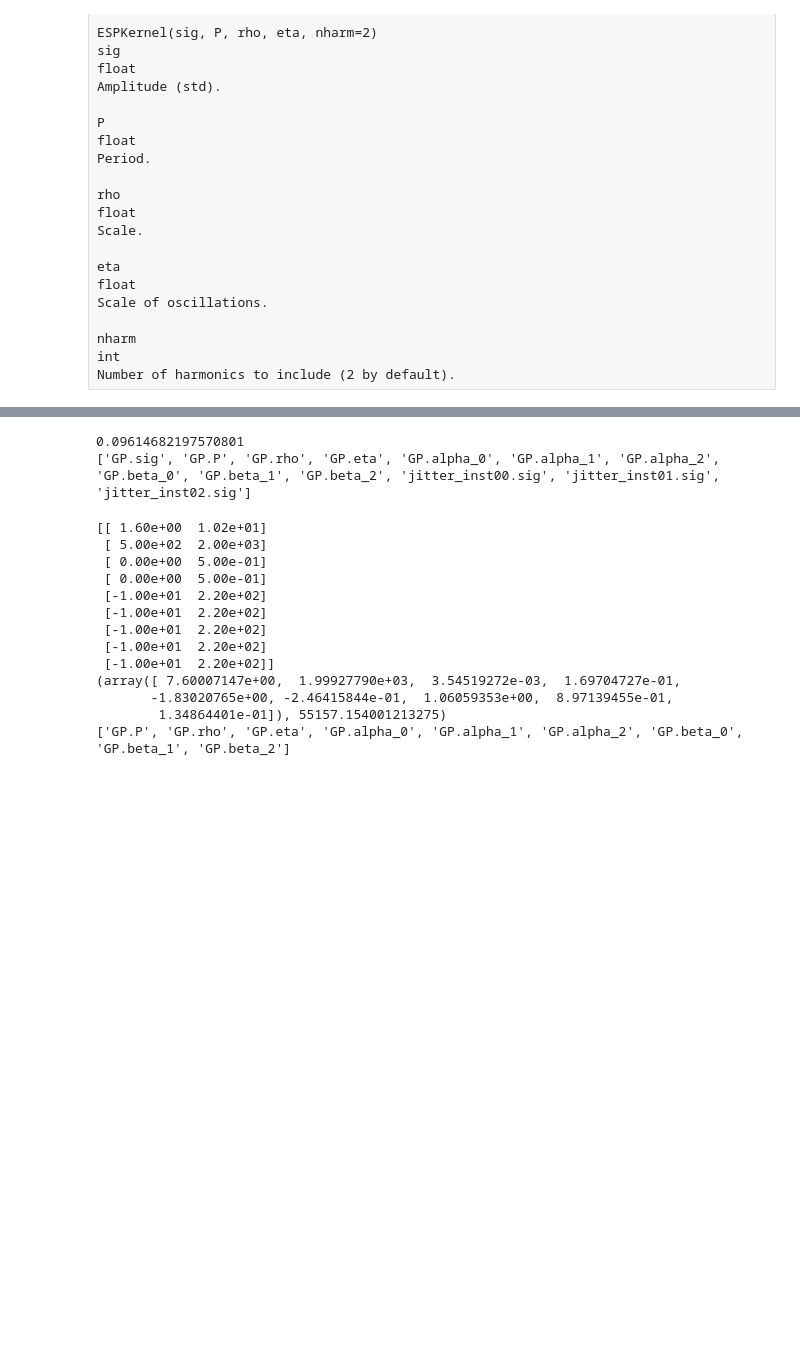
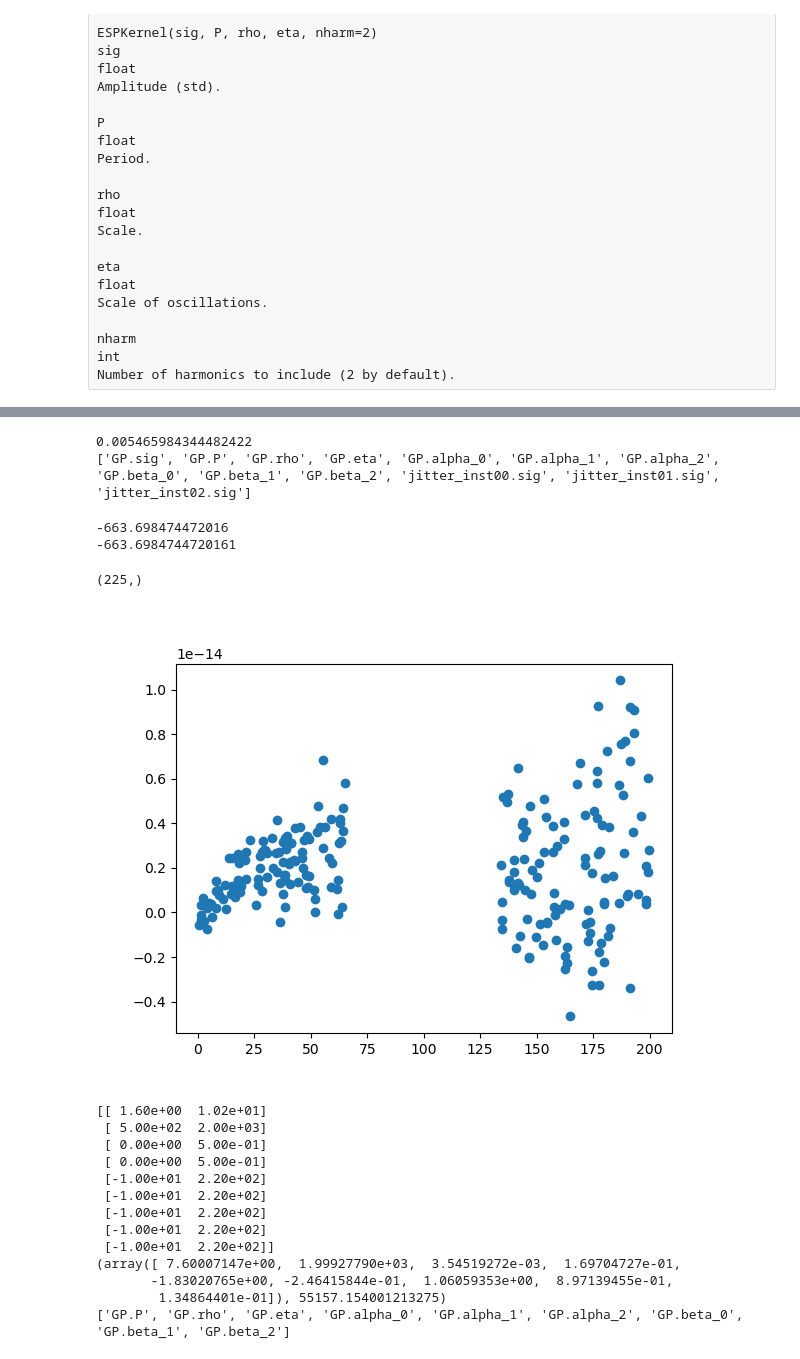
Before and after one commit to LucaMalavolta/PyORBIT, a Jupyter notebook: development/spleaf/test_improvedESP.ipynb, the cells around one changed output, grey strips where cells are left out. Drawn from its saved outputs; the diff is of its cells as text; code cells hidden in the pictures; blank space fills up the shorter version.

```diff
--- a/development/spleaf/test_improvedESP.ipynb
+++ b/development/spleaf/test_improvedESP.ipynb
@@ -56,17 +56,18 @@ print(np.shape(T[0]))
 ## test
 
 test = []
-yerr = []
+Yerr_jit = []
 for k in range(0,3):
     test.append(func_deriv(T[k], P0, amp[k], der[k]))
 for k in range(0,3):
-    yerr.append(test[k]**2)
+    Yerr_jit.append(np.sqrt(Yerr[k]**2 + 1.0000000000000000))
 # %%
 from spleaf import cov, term
 from scipy.optimize import fmin_l_bfgs_b
 
 # Merge all 3 time series
 t_full, y_full, yerr_full, series_index = cov.merge_series(T, Y, Yerr)
+_, _, yerr_jit, _ = cov.merge_series(T, Y, Yerr_jit)
 # %% [raw]
 class spleaf.term.MultiSeriesKernel(kernel, series_index, alpha, beta=None)
 
@@ -128,11 +129,14 @@ Number of harmonics to include (2 by default).
 import time
 time0 = time.time()
 D = cov.Cov(t_full,
-  err=term.Error(yerr_full),
+  err=term.Error(yerr_jit),
   GP=term.MultiSeriesKernel(term.ESPKernel(1.0, 2., 1000.0, 0.35), series_index,
   np.ones(3), np.zeros(3)))
 time1 = time.time()
 print(time1-time0)
 
-print(series_index[0])
+D_diag = D.self_conditional(y_full, calc_cov='diag')
+D_loglike = D.loglike(y_full)
+
+print(D_diag)
 # %% [output]
@@ -145,9 +164,9 @@ kwargs = {
     'err': term.Error(yerr_full),
     'GP': term.MultiSeriesKernel(term.ESPKernel(1.0, 2., 1000.0, 0.35), series_index,
   np.ones(3), np.zeros(3)),
-    'jitter_inst00': term.InstrumentJitter(series_index[0], 0.01),
-    'jitter_inst01': term.InstrumentJitter(series_index[1], 0.01),
-    'jitter_inst02': term.InstrumentJitter(series_index[2], 0.01),
+    'jitter_inst00': term.InstrumentJitter(series_index[0], 1.0000000000000000),
+    'jitter_inst01': term.InstrumentJitter(series_index[1], 1.0000000000000000),
+    'jitter_inst02': term.InstrumentJitter(series_index[2], 1.0000000000000000),
 }
 
 D1 = cov.Cov(t_full, **kwargs)
@@ -156,11 +175,30 @@ print(time1-time0)
 
 print(D1.param)
 
+D1_diag = D1.self_conditional(y_full, calc_cov='diag')
+D1_loglike = D1.loglike(y_full)
+
 ### PAY ATTENTION HERE
-param = D.param[1:]
 # %% [output]
-0.09614682197570801
+0.005465984344482422
 ['GP.sig', 'GP.P', 'GP.rho', 'GP.eta', 'GP.alpha_0', 'GP.alpha_1', 'GP.alpha_2', 'GP.beta_0', 'GP.beta_1', 'GP.beta_2', 'jitter_inst00.sig', 'jitter_inst01.sig', 'jitter_inst02.sig']
+# %%
+print(D_loglike)
+print(D1_loglike)
+# %% [output]
+-663.698474472016
+-663.6984744720161
+# %%
+np.shape(D_diag[0])
+np.shape(t_full)
+# %% [output]
+(225,)
+# %%
+plt.figure()
+plt.scatter(t_full, D_diag[0]-D1_diag[0])
+plt.show()
+# %% [output]
+[figure, added]
 # %%
 # Fit the hyperparameters using the fmin_l_bfgs_b function from scipy.optimize.param
 # List of parameters to fit
```
Also changed, not shown: parts of 3 cells of this notebook, 8 other files.
